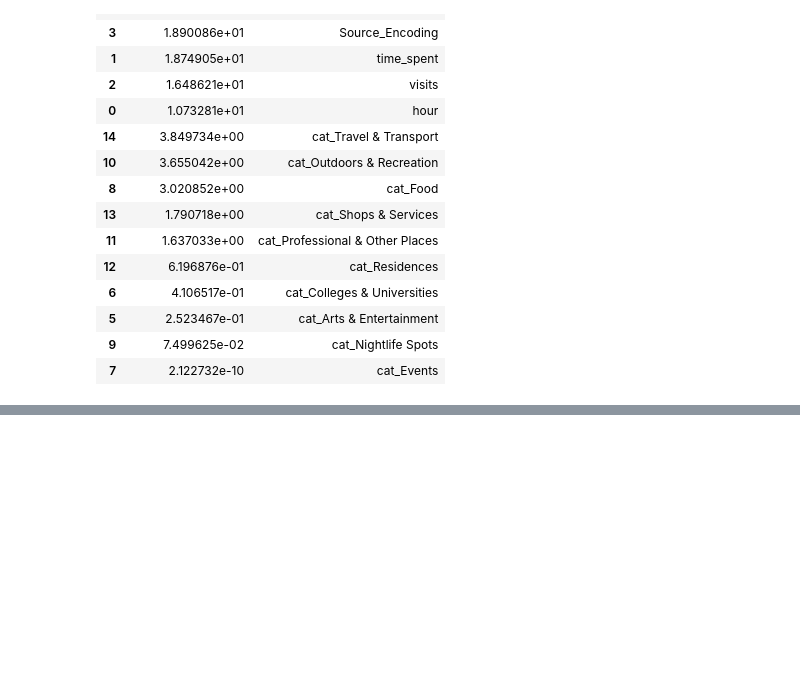
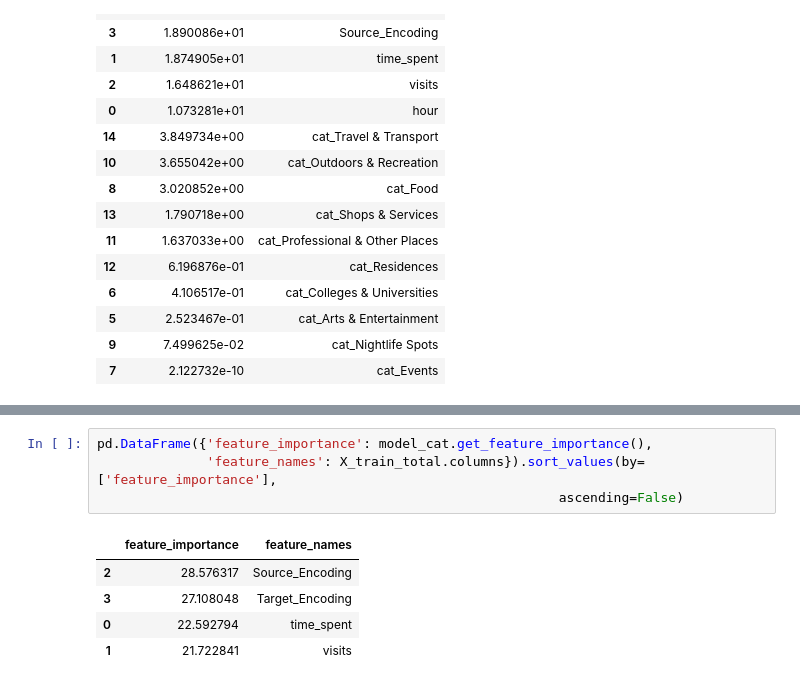
Before and after one commit to Djadih/Complex-Networks-Colocations, a Jupyter notebook: regression.ipynb, the cells around one changed output, grey strips where cells are left out. Cells and saved outputs as stored; diff of their text form; blank space fills up the shorter version.

```diff
--- a/regression.ipynb
+++ b/regression.ipynb
@@ -471,0 +504,10 @@ pd.DataFrame({'feature_importance': model_cat.get_feature_importance(),
+# %%
+pd.DataFrame({'feature_importance': model_cat.get_feature_importance(),
+              'feature_names': X_train_total.columns}).sort_values(by=['feature_importance'],
+                                                           ascending=False)
+# %% [output]
+|  | feature_importance | feature_names |
+| 2 | 28.576317 | Source_Encoding |
+| 3 | 27.108048 | Target_Encoding |
+| 0 | 22.592794 | time_spent |
+| 1 | 21.722841 | visits |
```
Also changed, not shown: parts of 14 cells of this notebook, 1 other file.
